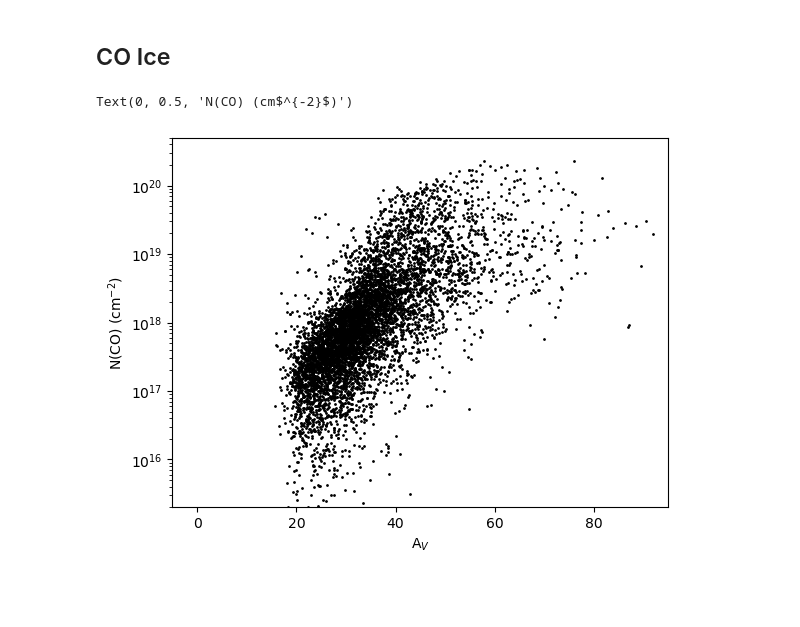
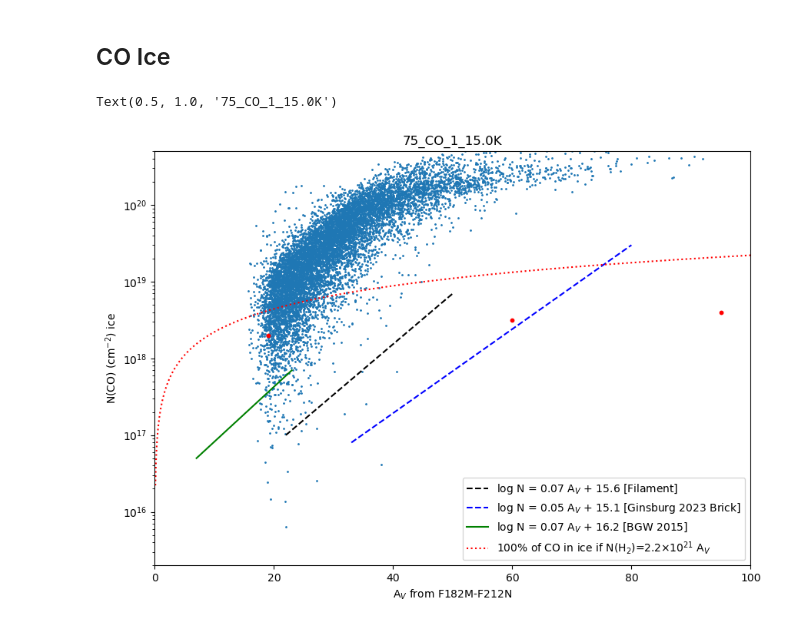
Before and after one commit to SpacialTree/lactea-filament, a Jupyter notebook: lactea-filament/notebooks/filament_COice.ipynb, the cells around one changed output. Drawn from its saved outputs; the diff is of its cells as text; code cells hidden in the pictures; blank space fills up the shorter version.

```diff
--- a/lactea-filament/notebooks/filament_COice.ipynb
+++ b/lactea-filament/notebooks/filament_COice.ipynb
@@ -76,13 +116,24 @@ cat_filament.catalog['N(CO)'] = co_map.get_co_column(cat_filament, Av_182212, ex
+# %%
+# Measurements from https://arxiv.org/pdf/2301.09140
+J11 = [95, 10**(18.6)]
+NIR38 = [60, 10**(18.5)]
+Elias16 = [19, 10**(18.3)]
+# %%
+fig = plt.figure(figsize=(10, 7))
+co_map.plot_Av_COice(Av_182212, cat_filament.catalog['N(CO)'], s=1, color='tab:blue', extras=True)
+plt.scatter(J11[0], J11[1], color='r', s=10, label='J110621')
+plt.scatter(NIR38[0], NIR38[1], color='r', s=10, label='NIR38')
+plt.scatter(Elias16[0], Elias16[1], color='r', s=10, label='Elias 16')
+plt.yscale('log')
+plt.xlabel('A$_V$ from F182M-F212N')
+plt.ylabel('N(CO) (cm$^{-2}$) ice')
+plt.xlim(0, 100)
+plt.title(consts_file[:-4])
+# %% [output]
+Text(0.5, 1.0, '75_CO_1_15.0K')
+[figure, added]
 # %%
 co_col_map = co_map.make_co_column_map(cat_filament, cat_filament.catalog['N(CO)'], cutout_405.wcs, cutout_405.shape, fwhm=30, k=5)
-# %%
-co_map.plot_Av_COice(Av_182212, cat_filament.catalog['N(CO)'], s=1, color='k')
-plt.yscale('log')
-plt.xlabel('A$_V$')
-plt.ylabel('N(CO) (cm$^{-2}$)')
-# %% [output]
-Text(0, 0.5, 'N(CO) (cm$^{-2}$)')
-[figure, removed]
 # %%
 co_col_map[co_col_map < 1e16] = np.nan
 ax = plt.subplot(projection=cutout_405.wcs)
```
Also changed, not shown: parts of 23 cells of this notebook.
